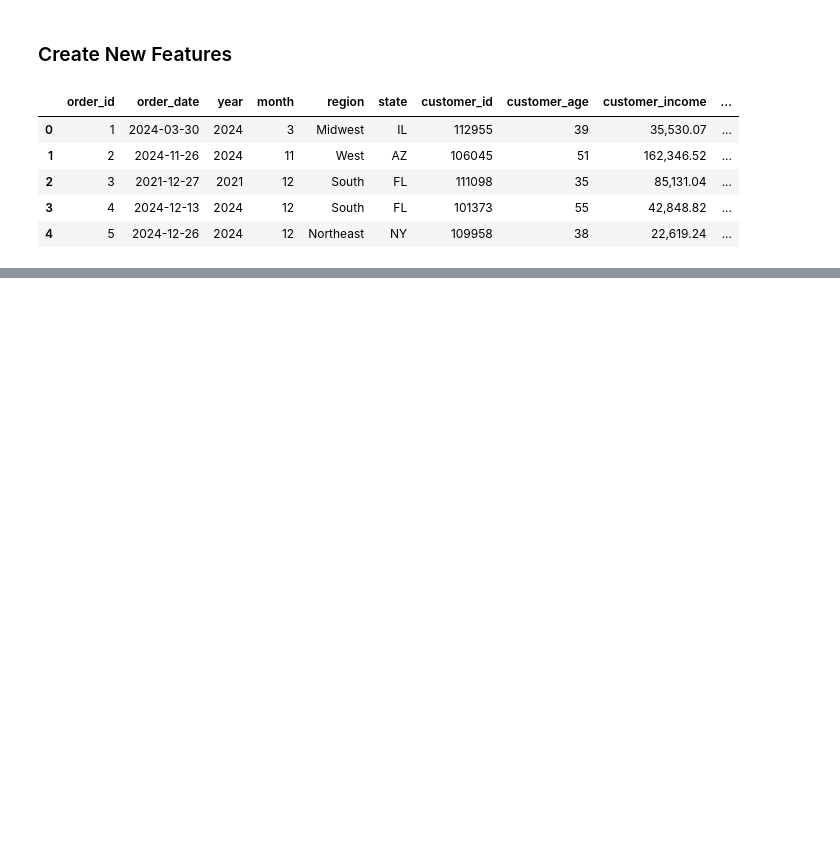
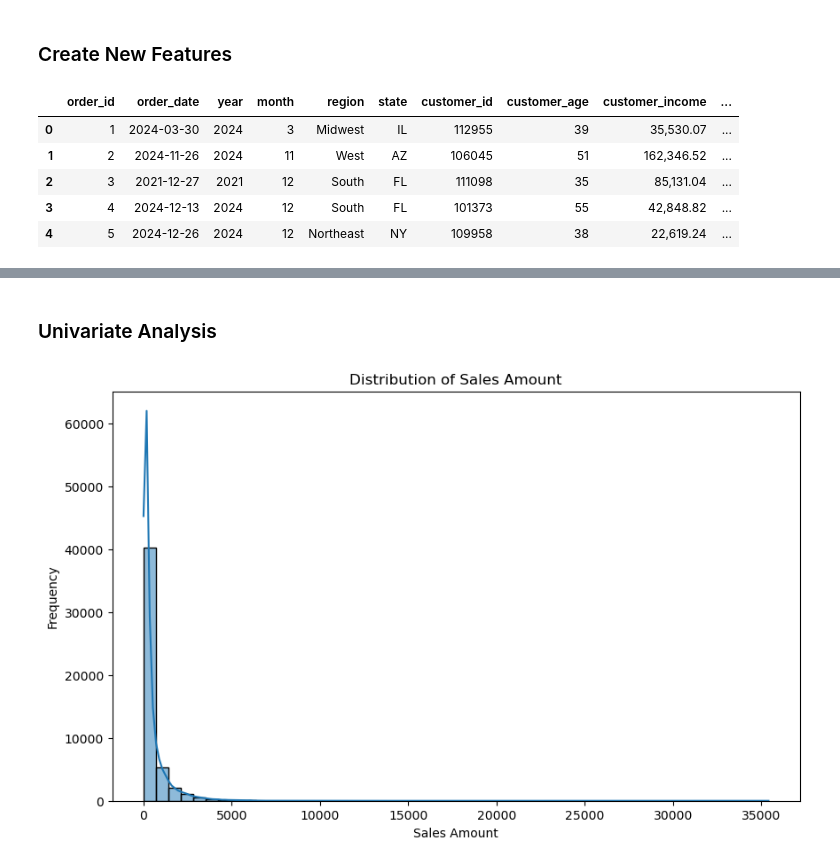
Before and after one commit to profshai/python-data-science, a Jupyter notebook: 05_end-to-end_eda/eda.ipynb, the cells around one changed output, grey strips where cells are left out. Drawn from its saved outputs; the diff is of its cells as text; code cells hidden in the pictures; blank space fills up the shorter version.

```diff
--- a/05_end-to-end_eda/eda.ipynb
+++ b/05_end-to-end_eda/eda.ipynb
@@ -263,0 +348,12 @@ df_new.head()
+# %% [markdown]
+### Univariate Analysis
+# %%
+# Distribution of sales amount
+plt.figure(figsize=(10, 6))
+sns.histplot(df["sales_amount"], bins=50, kde=True)
+plt.title("Distribution of Sales Amount")
+plt.xlabel("Sales Amount")
+plt.ylabel("Frequency")
+plt.show()
+# %% [output]
+[figure, added]
```
Also changed, not shown: parts of 14 cells of this notebook.
